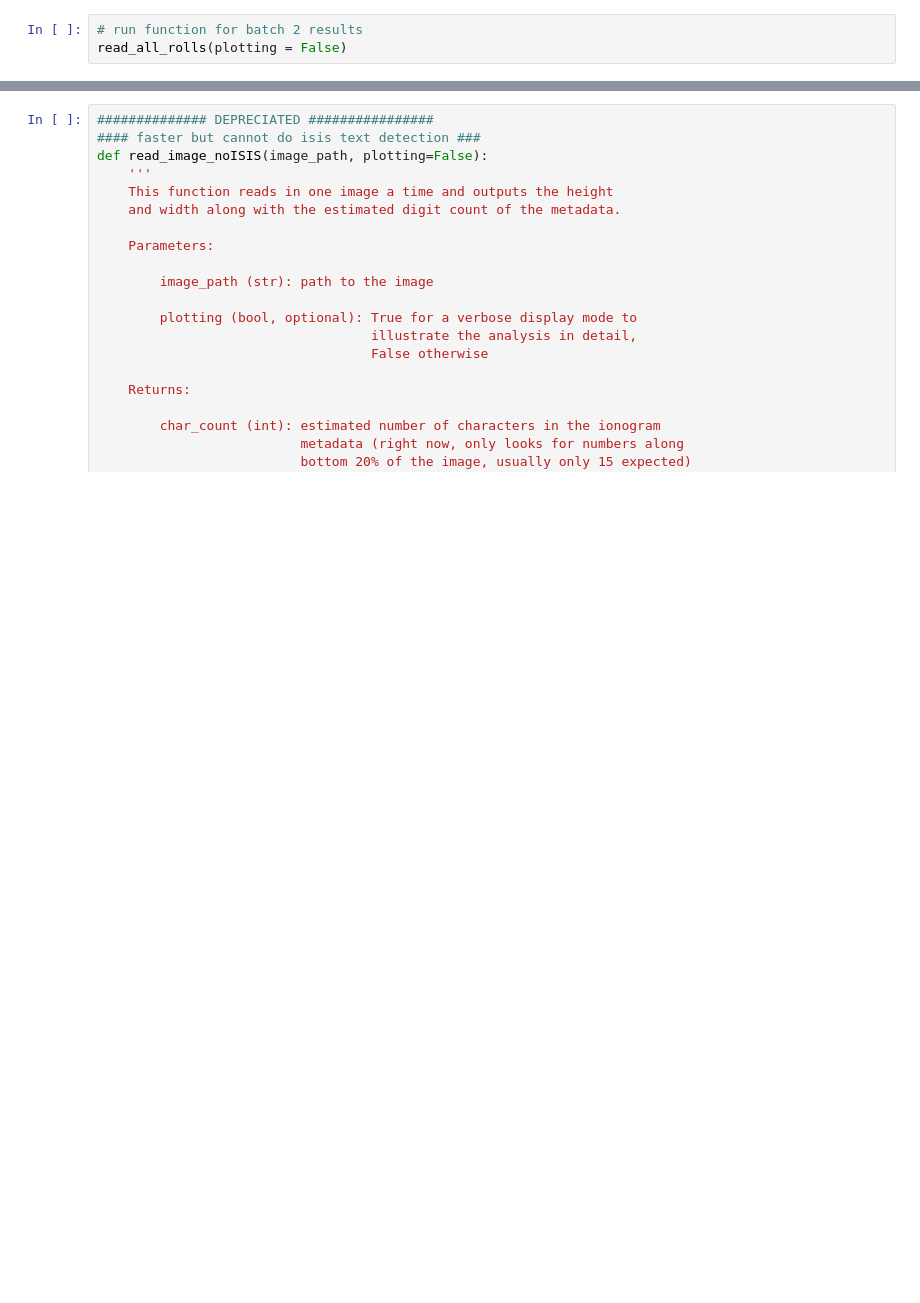
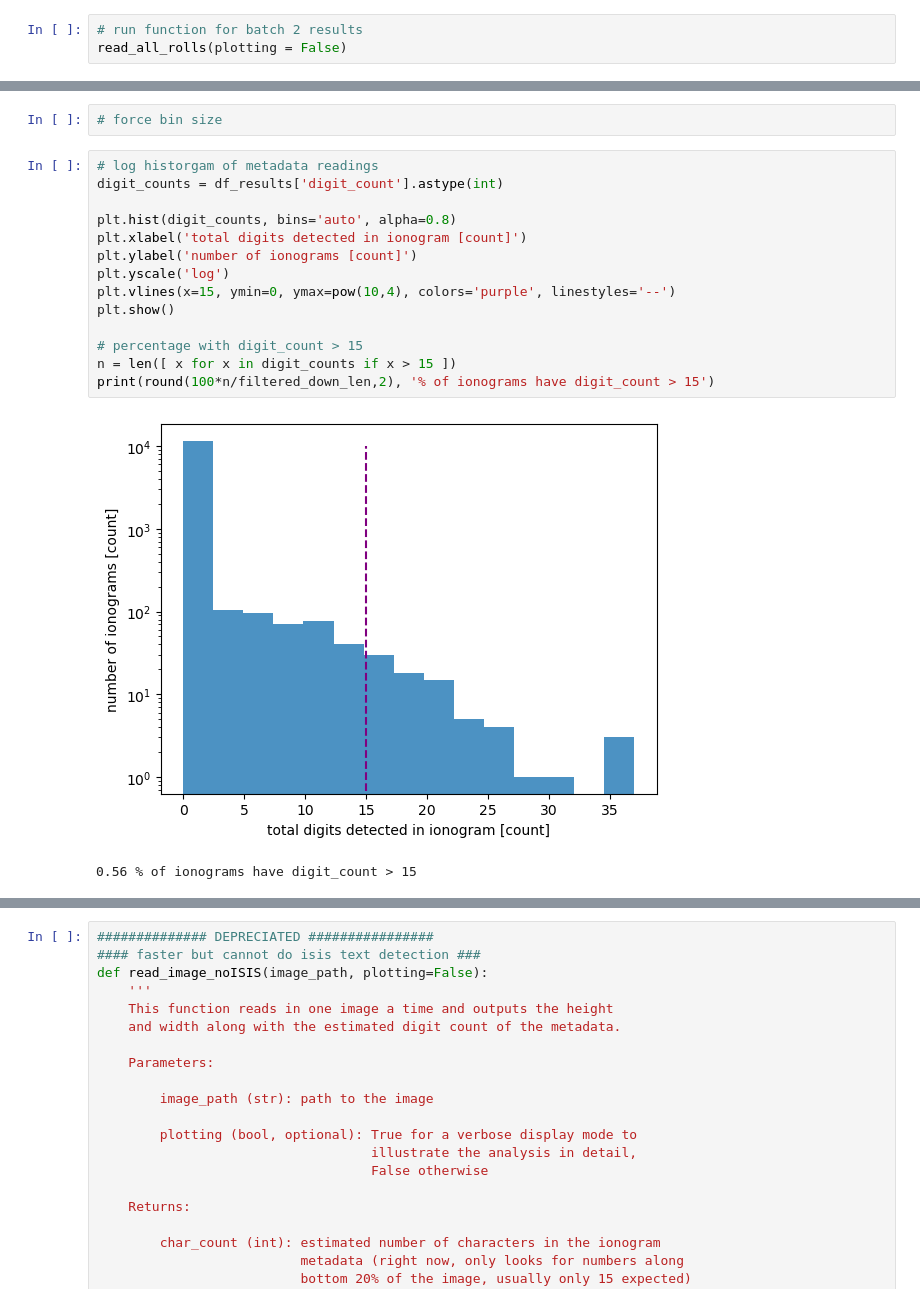
Before and after one commit to asc-csa/Alouette_ISIS_extract, a Jupyter notebook: 19_Scan Error Detection - BATCH II.ipynb, the cells around one changed output, grey strips where cells are left out. Cells and saved outputs as stored; diff of their text form; blank space fills up the shorter version.

```diff
--- a/19_Scan Error Detection - BATCH II.ipynb
+++ b/19_Scan Error Detection - BATCH II.ipynb
@@ -302,0 +346,19 @@ read_all_rolls(plotting = False)
+# %%
+# force bin size
+# %%
+# log historgam of metadata readings
+digit_counts = df_results['digit_count'].astype(int)
+
+plt.hist(digit_counts, bins='auto', alpha=0.8)
+plt.xlabel('total digits detected in ionogram [count]')
+plt.ylabel('number of ionograms [count]')
+plt.yscale('log')
+plt.vlines(x=15, ymin=0, ymax=pow(10,4), colors='purple', linestyles='--')
+plt.show()
+
+# percentage with digit_count > 15
+n = len([ x for x in digit_counts if x > 15 ])
+print(round(100*n/filtered_down_len,2), '% of ionograms have digit_count > 15')
+# %% [output]
+[figure, added]
+0.56 % of ionograms have digit_count > 15
```
Also changed, not shown: parts of 5 cells of this notebook.
